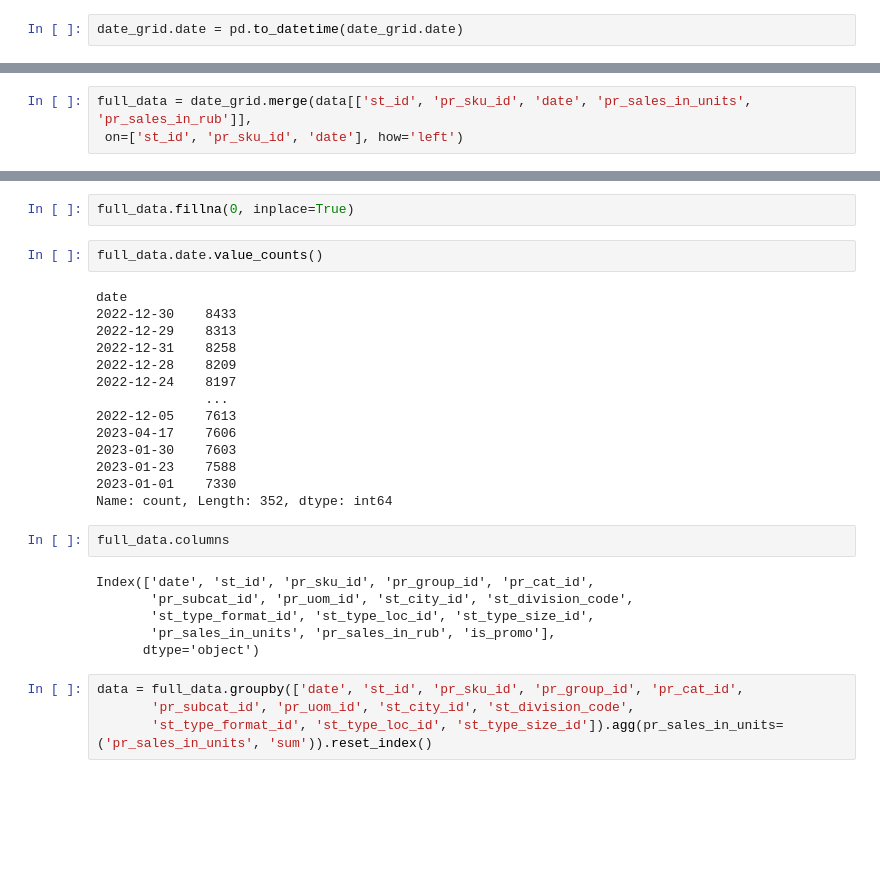
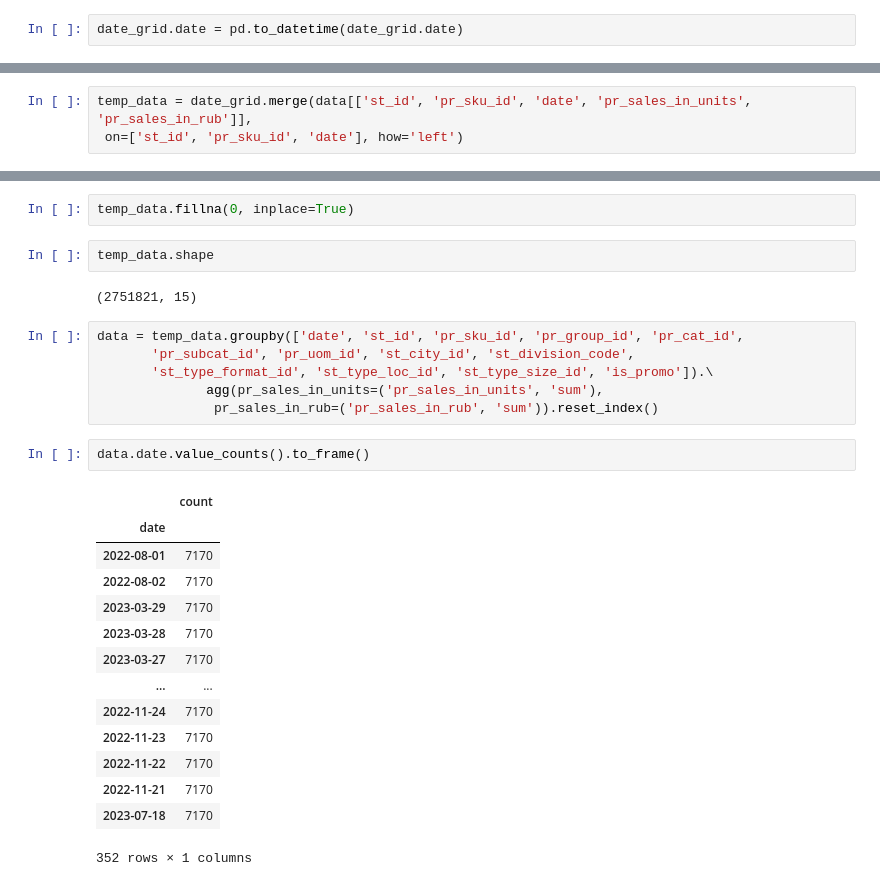
Before and after one commit to AndreiChernovJr/DS, a Jupyter notebook: lenta1.ipynb, the cells around one changed output, grey strips where cells are left out. Drawn from its saved outputs; the diff is of its cells as text; blank space fills up the shorter version.

```diff
--- a/lenta1.ipynb
+++ b/lenta1.ipynb
@@ -861,3 +840,3 @@ len(date_grid)
 # %%
-full_data = date_grid.merge(data[['st_id', 'pr_sku_id', 'date', 'pr_sales_in_units', 'pr_sales_in_rub']],
+temp_data = date_grid.merge(data[['st_id', 'pr_sku_id', 'date', 'pr_sales_in_units', 'pr_sales_in_rub']],
  on=['st_id', 'pr_sku_id', 'date'], how='left')
@@ -897,33 +860,32 @@ pr_sales_in_units    1643369
 pr_sales_in_rub      1643369
 dtype: int64
 # %%
-full_data.fillna(0, inplace=True)
+temp_data.fillna(0, inplace=True)
+# %%
+temp_data.shape
+# %% [output]
+(2751821, 15)
+# %%
+data = temp_data.groupby(['date', 'st_id', 'pr_sku_id', 'pr_group_id', 'pr_cat_id',
+       'pr_subcat_id', 'pr_uom_id', 'st_city_id', 'st_division_code',
+       'st_type_format_id', 'st_type_loc_id', 'st_type_size_id', 'is_promo']).\
+              agg(pr_sales_in_units=('pr_sales_in_units', 'sum'),
+               pr_sales_in_rub=('pr_sales_in_rub', 'sum')).reset_index()
 # %%
-full_data.date.value_counts()
+data.date.value_counts().to_frame()
 # %% [output]
+|  | count |
+| date |  |
+| 2022-08-01 | 7170 |
+| 2022-08-02 | 7170 |
+| 2023-03-29 | 7170 |
+| 2023-03-28 | 7170 |
+| 2023-03-27 | 7170 |
+| ... | ... |
+| 2022-11-24 | 7170 |
+| 2022-11-23 | 7170 |
+| 2022-11-22 | 7170 |
+| 2022-11-21 | 7170 |
+| 2023-07-18 | 7170 |
-date
-2022-12-30    8433
-2022-12-29    8313
-2022-12-31    8258
-2022-12-28    8209
-2022-12-24    8197
-              ...
-2022-12-05    7613
-2023-04-17    7606
-2023-01-30    7603
-2023-01-23    7588
-2023-01-01    7330
-Name: count, Length: 352, dtype: int64
+352 rows × 1 columns
-# %%
-full_data.columns
-# %% [output]
-Index(['date', 'st_id', 'pr_sku_id', 'pr_group_id', 'pr_cat_id',
-       'pr_subcat_id', 'pr_uom_id', 'st_city_id', 'st_division_code',
-       'st_type_format_id', 'st_type_loc_id', 'st_type_size_id',
-       'pr_sales_in_units', 'pr_sales_in_rub', 'is_promo'],
-      dtype='object')
-# %%
-data = full_data.groupby(['date', 'st_id', 'pr_sku_id', 'pr_group_id', 'pr_cat_id',
-       'pr_subcat_id', 'pr_uom_id', 'st_city_id', 'st_division_code',
-       'st_type_format_id', 'st_type_loc_id', 'st_type_size_id']).agg(pr_sales_in_units=('pr_sales_in_units', 'sum')).reset_index()
 # %%
```
Also changed, not shown: parts of 27 cells of this notebook.
